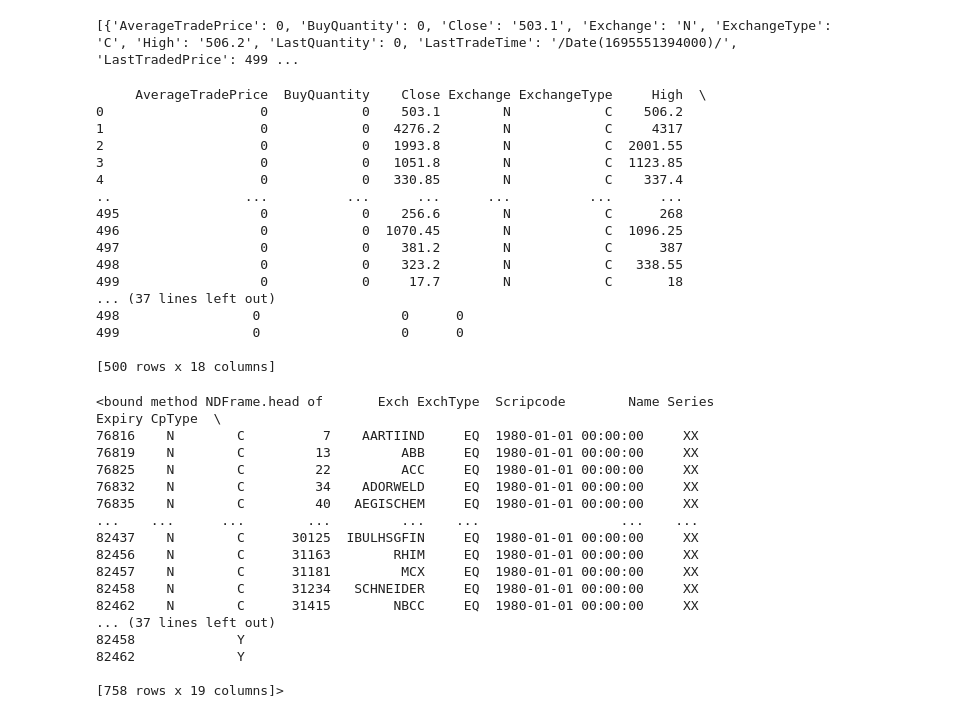
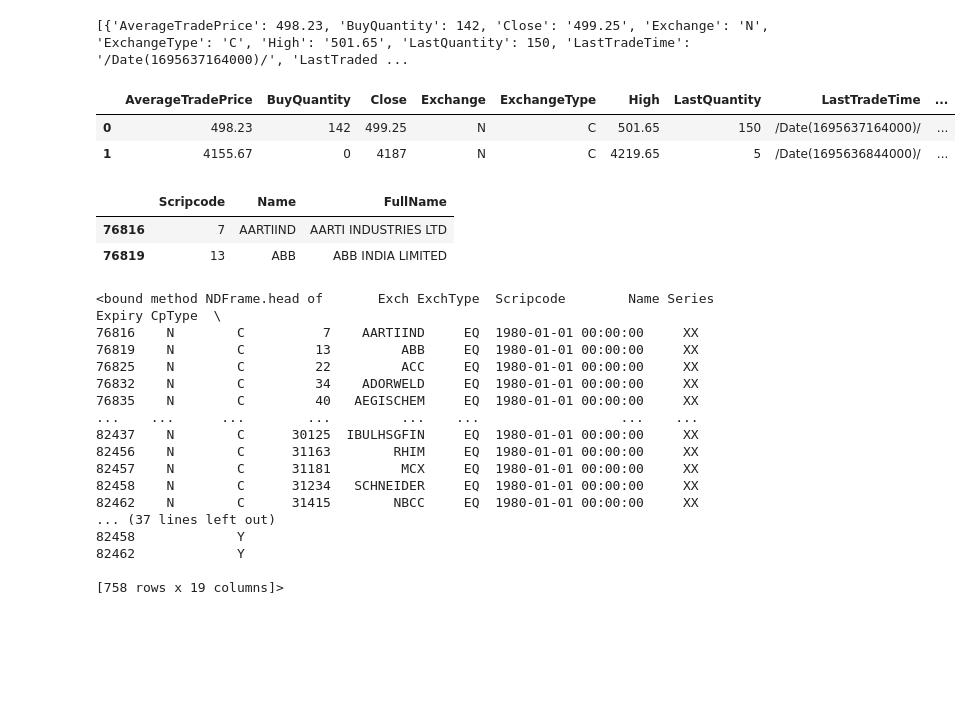
Before and after one commit to RahulPawar1212/trade_master, a Jupyter notebook: worker.ipynb, the cells around one changed output. Drawn from its saved outputs; the diff is of its cells as text; code cells hidden in the pictures; blank space fills up the shorter version.

Commit message:
Add dynamic url from marketdept

```diff
--- a/worker.ipynb
+++ b/worker.ipynb
@@ -2,31 +2,10 @@
 import requests,json
 import pandas as pd
 # %%
-url = "http://127.0.0.1:8000/marketdept/"
-Response = requests.get(url).content
-data = json.loads(Response)
-data = data["body"]["Data"]
-print(data)
+url = "http://127.0.0.1:8000/marketdept/1"
+Response1 = requests.get(url).content
+data1 = json.loads(Response1)
+data1 = data1["body"]["Data"]
+print(data1)
 # %% [output]
-[{'AverageTradePrice': 0, 'BuyQuantity': 0, 'Close': '503.1', 'Exchange': 'N', 'ExchangeType': 'C', 'High': '506.2', 'LastQuantity': 0, 'LastTradeTime': '/Date(1695551394000)/', 'LastTradedPrice': 499 ...
+[{'AverageTradePrice': 498.23, 'BuyQuantity': 142, 'Close': '499.25', 'Exchange': 'N', 'ExchangeType': 'C', 'High': '501.65', 'LastQuantity': 150, 'LastTradeTime': '/Date(1695637164000)/', 'LastTraded ...
-# %%
-df2 = pd.DataFrame.from_dict(data)
-print(df2)
-# %% [output]
-     AverageTradePrice  BuyQuantity    Close Exchange ExchangeType     High  \
-0                    0            0    503.1        N            C    506.2
-1                    0            0   4276.2        N            C     4317
-2                    0            0   1993.8        N            C  2001.55
-3                    0            0   1051.8        N            C  1123.85
-4                    0            0   330.85        N            C    337.4
-..                 ...          ...      ...      ...          ...      ...
-495                  0            0    256.6        N            C      268
-496                  0            0  1070.45        N            C  1096.25
-497                  0            0    381.2        N            C      387
-498                  0            0    323.2        N            C   338.55
-499                  0            0     17.7        N            C       18
-... (37 lines left out)
-498                 0                  0      0
-499                 0                  0      0
-
-[500 rows x 18 columns]
@@ -32,0 +18,8 @@ print(df2)
+# %%
+scripdata = pd.DataFrame.from_dict(data)
+scripdata =scripdata.rename(columns={'ScripCode': 'Scripcode'})
+scripdata.head(2)
+# %% [output]
+|  | AverageTradePrice | BuyQuantity | Close | Exchange | ExchangeType | High | LastQuantity | LastTradeTime | ... |
+| 0 | 498.23 | 142 | 499.25 | N | C | 501.65 | 150 | /Date(1695637164000)/ | ... |
+| 1 | 4155.67 | 0 | 4187 | N | C | 4219.65 | 5 | /Date(1695636844000)/ | ... |
@@ -32,0 +32,6 @@ print(df2)
+# %%
+scriptMaster.head(2)
+# %% [output]
+|  | Scripcode | Name | FullName |
+| 76816 | 7 | AARTIIND | AARTI INDUSTRIES LTD |
+| 76819 | 13 | ABB | ABB INDIA LIMITED |
```
Also changed, not shown: parts of 7 cells of this notebook, 4 other files.
